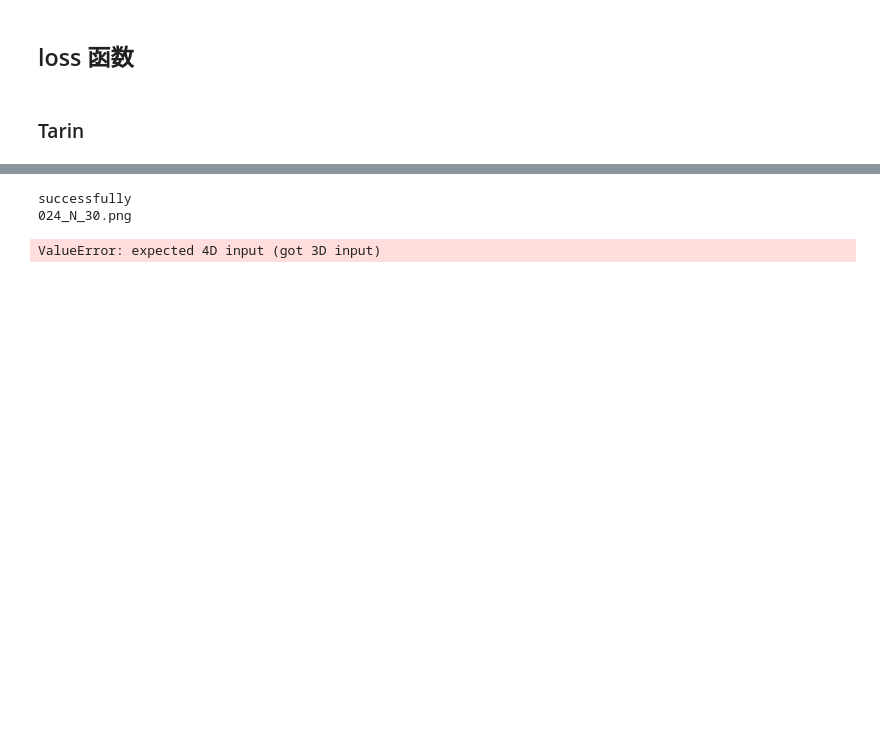
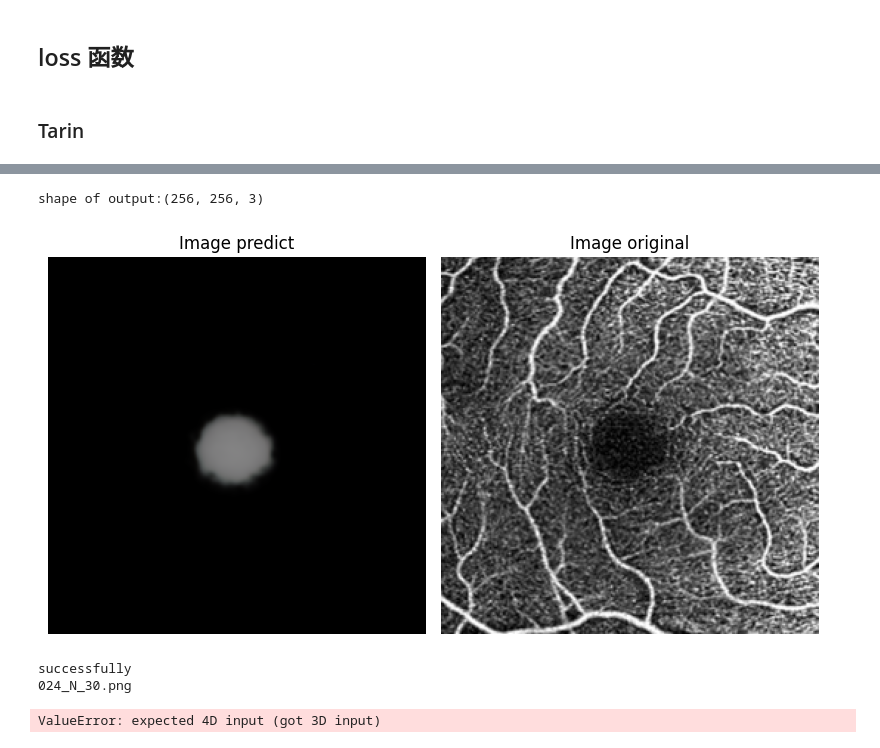
Before and after one commit to TaroKingCN/SignalProcessingProject, a Jupyter notebook: code/main.ipynb, the cells around one changed output, grey strips where cells are left out. Cells and saved outputs as stored; diff of their text form; code cells hidden in the pictures; blank space fills up the shorter version.

```diff
--- a/code/main.ipynb
+++ b/code/main.ipynb
@@ -243 +262,23 @@ not successful load weight
+# %%
+net.eval()
+img=cv2.imread(os.path.join(test_folder_path,file))
+img_data=transform(img/255).float()
+img_data=torch.unsqueeze(img_data,dim=0).to(device)
+out = net(img_data)[0].permute((1,2,0)).cpu().detach().numpy()
+print(f'shape of output:{out.shape}')
+
+
+fig, axes = plt.subplots(nrows=1, ncols=2, figsize=(8, 8))
+axes[0].imshow(out)
+axes[0].axis('off')
+axes[0].set_title(f'Image predict')
+axes[1].imshow(img)
+axes[1].axis('off')
+axes[1].set_title(f'Image original')
+
+plt.tight_layout()
+plt.show()
+# %% [output]
+shape of output:(256, 256, 3)
+[figure, added]
 # %%
```
Also changed, not shown: parts of 5 cells of this notebook, 45 other files.
